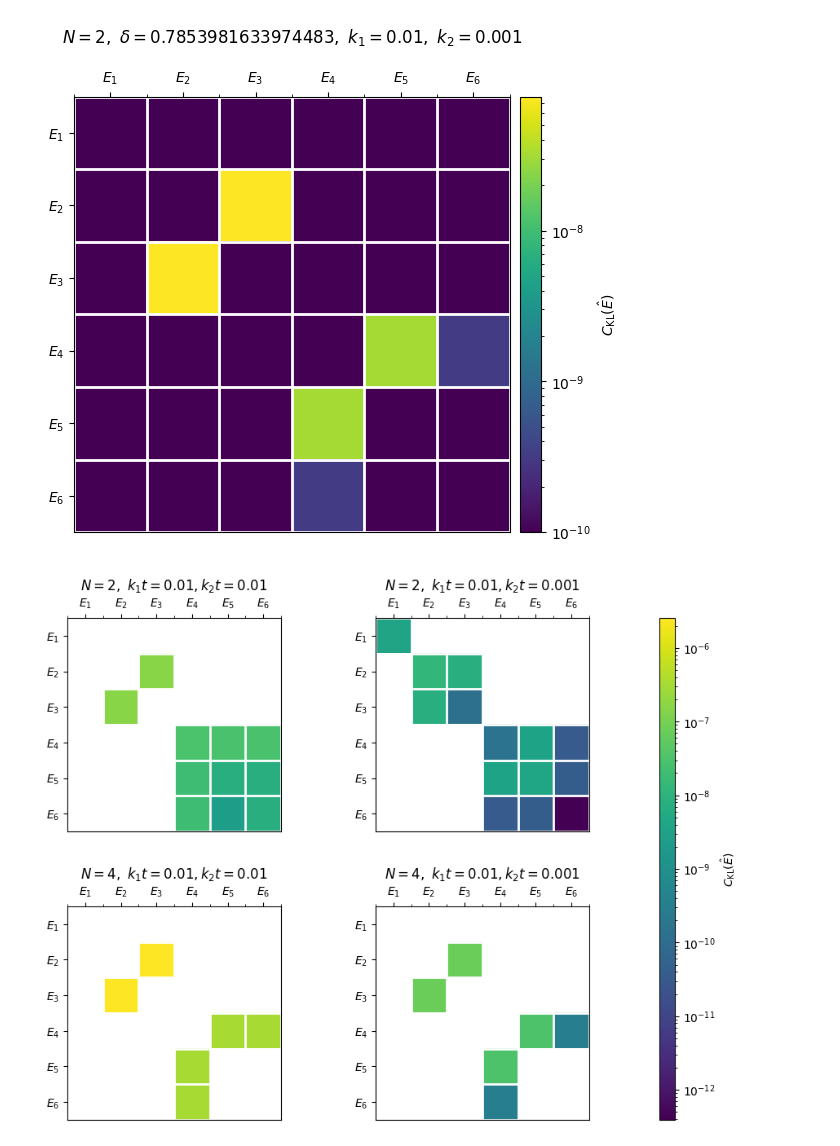
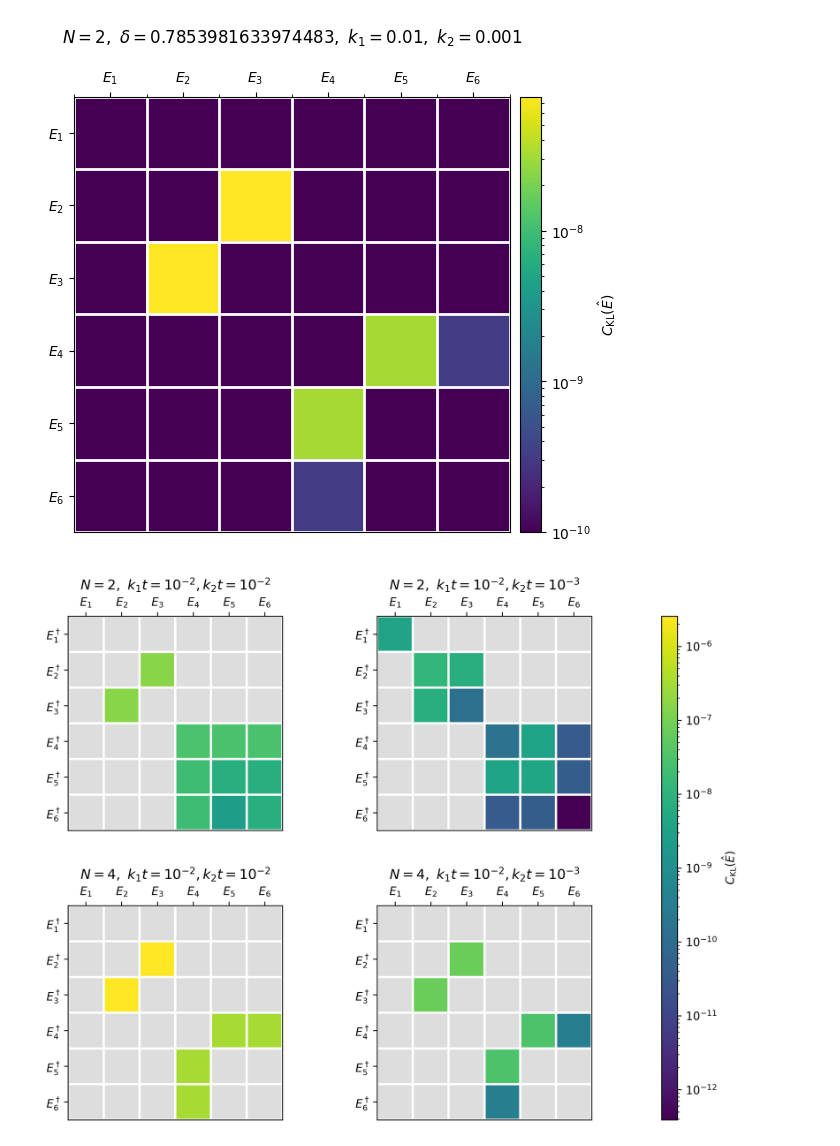
Before and after one commit to cibbe/TRIBE, a Jupyter notebook: analytical/plotting/plots.ipynb, the cells around one changed output. Drawn from its saved outputs; the diff is of its cells as text; code cells hidden in the pictures.

```diff
--- a/analytical/plotting/plots.ipynb
+++ b/analytical/plotting/plots.ipynb
@@ -263,7 +263,7 @@ labels = [
 # =========================
 # Figure + GridSpec
 # =========================
-fig = plt.figure(figsize=(10, 8))
+fig = plt.figure(figsize=(10, 8), dpi=300)
 gs = fig.add_gridspec(2, 3, width_ratios=[1, 1, 0.05], hspace=0.3)
 
 ax11 = fig.add_subplot(gs[0, 0])
@@ -499,7 +499,7 @@ k_diff  = (1e-2, 2e-3)
 # -------------------------------------------------
 # Figure + GridSpec
 # -------------------------------------------------
-fig = plt.figure(figsize=(10, 8))
+fig = plt.figure(figsize=(10, 8), dpi=300)
 gs = GridSpec(
     2, 3,
     width_ratios=[1, 1, 0.06],   # last column = colorbar
@@ -554,7 +554,7 @@ norm = LogNorm(vmin=vmin, vmax=vmax)
 # -------------------------------------------------
 import copy
 cmap = copy.copy(plt.colormaps["viridis"])
-cmap.set_bad(color="grey")
+cmap.set_bad(color="#ddd")
 
 # -------------------------------------------------
 # Plot panels
@@ -569,37 +569,37 @@ for key, ax in axs.items():
         norm=norm,
         aspect="equal",
         origin="upper"
     )
 
     labels = [rf"$E_{{{i}}}$" for i in range(1, N + 1)]
     ax.set_xticks(range(N))
     ax.set_yticks(range(N))
     ax.set_xticklabels(labels)
-    ax.set_yticklabels(labels)
+    ax.set_yticklabels(label[:-1] + "^\\dagger$" for label in labels)
     ax.xaxis.tick_top()
 
     ax.set_xticks(np.arange(-0.5, N, 1), minor=True)
     ax.set_yticks(np.arange(-0.5, N, 1), minor=True)
     ax.grid(which="minor", color="white", linewidth=2)
-    ax.tick_params(which="minor", bottom=False, left=False)
+    ax.tick_params(which="minor", bottom=False, left=False, top=False)
 
 # -------------------------------------------------
 # Titles (semantic, not technical)
 # -------------------------------------------------
-axs["N2_eq"].set_title(r"$N=2, \ k_1t=0.01, k_2t=0.01$")
-axs["N2_df"].set_title(r"$N=2, \ k_1t=0.01, k_2t=0.001$")
-axs["N4_eq"].set_title(r"$N=4, \ k_1t=0.01, k_2t=0.01$")
-axs["N4_df"].set_title(r"$N=4, \ k_1t=0.01, k_2t=0.001$")
+axs["N2_eq"].set_title(r"$N=2, \ k_1t=10^{-2}, k_2t=10^{-2}$")
+axs["N2_df"].set_title(r"$N=2, \ k_1t=10^{-2}, k_2t=10^{-3}$")
+axs["N4_eq"].set_title(r"$N=4, \ k_1t=10^{-2}, k_2t=10^{-2}$")
+axs["N4_df"].set_title(r"$N=4, \ k_1t=10^{-2}, k_2t=10^{-3}$")
 
 # -------------------------------------------------
 # Shared colorbar
 # -------------------------------------------------
 cbar = fig.colorbar(im, cax=cax)
 cbar.set_label(r"$C_{\mathrm{KL}}(\hat{E})$")
 
 # -------------------------------------------------
 # Show
 # -------------------------------------------------
 plt.show()
 # %% [output]
-[figure, old version]
+[figure, new version]
```
Also changed, not shown: parts of 1 cell of this notebook.
